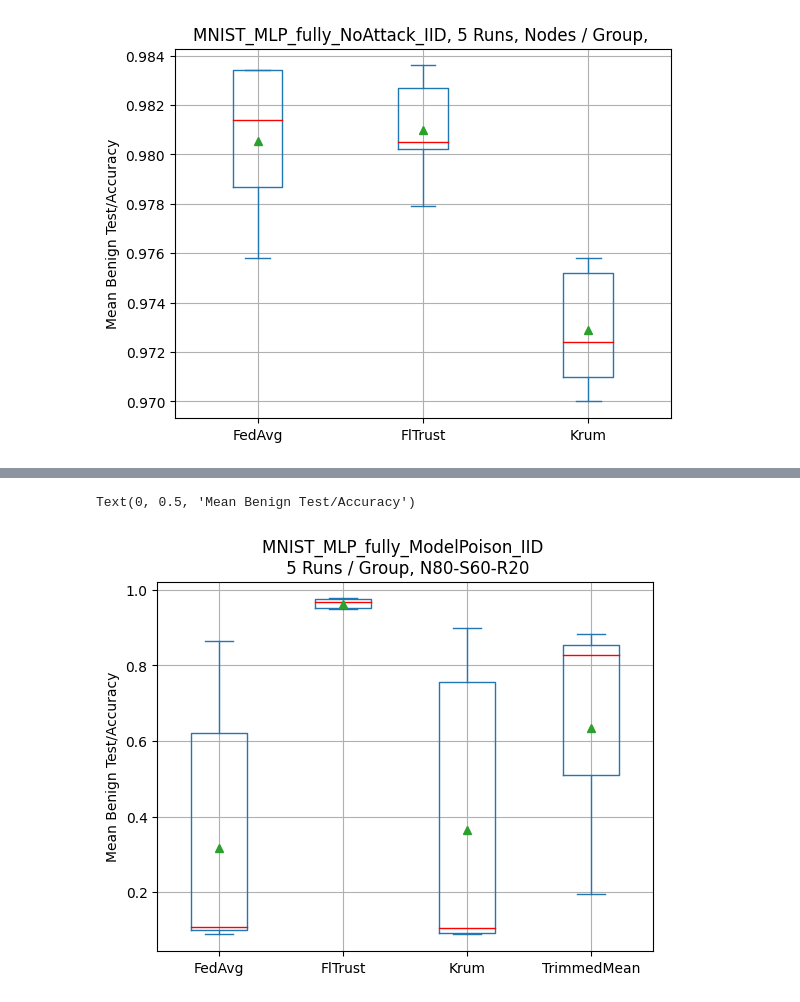
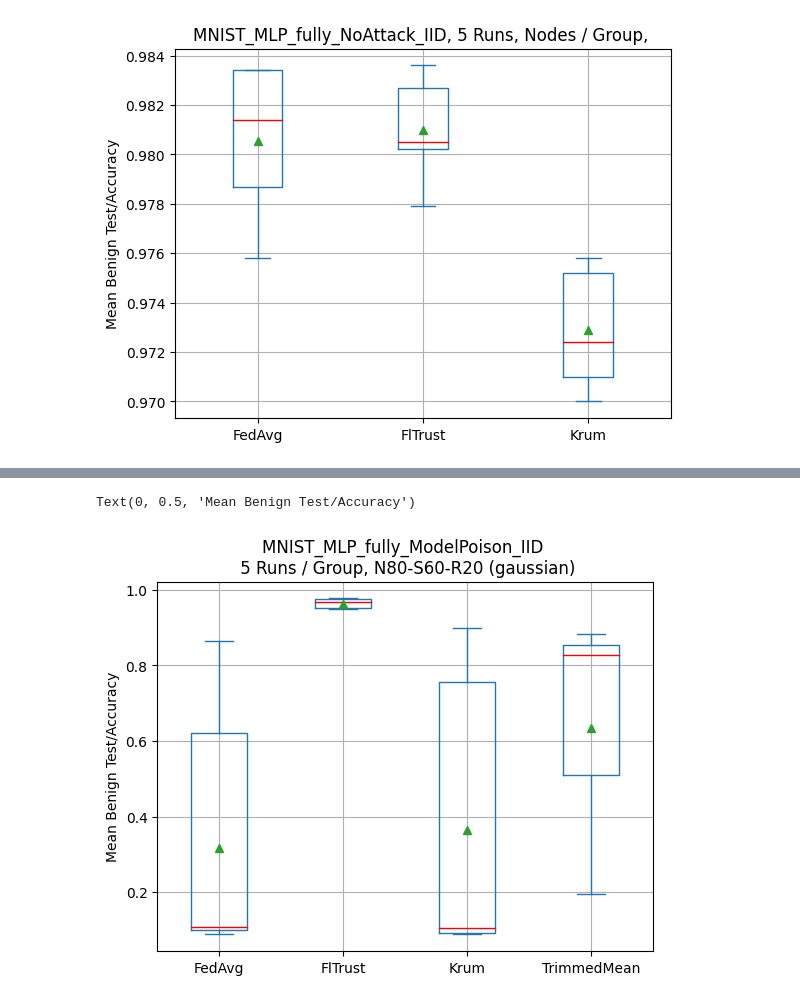
Before and after one commit to janousy/fedstellar-sync, a Jupyter notebook: fedstellar/evaluation/analysis.ipynb, the cells around one changed output, grey strips where cells are left out. Cells and saved outputs as stored; diff of their text form; code cells hidden in the pictures.

```diff
--- a/fedstellar/evaluation/analysis.ipynb
+++ b/fedstellar/evaluation/analysis.ipynb
@@ -29,12 +29,12 @@ Text(0, 0.5, 'Mean Benign Test/Accuracy')
 # %%
 data_path = "wandb_export_2023-05-06_modelpoisoning.csv"
 model_poison = pd.read_csv(data_path)
 model_poison = model_poison[model_poison["Group"].str.contains("N80-S60")]
 benign_model_poison = model_poison[model_poison["adversarial_args.attacks"]=="No Attack"]
 overview = pd.pivot_table(benign_model_poison, index=["aggregator_args.algorithm", "Group"], values=["Test/Accuracy"], aggfunc = 'mean')
 compare = overview.unstack().transpose()
-plt = compare.plot.box(title = "MNIST_MLP_fully_ModelPoison_IID \n 5 Runs / Group, N80-S60-R20", showmeans=True, grid=True, color=dict(medians='r'))
+plt = compare.plot.box(title = "MNIST_MLP_fully_ModelPoison_IID \n 5 Runs / Group, N80-S60-R20 (gaussian)", showmeans=True, grid=True, color=dict(medians='r'))
 plt.set_ylabel("Mean Benign Test/Accuracy")
 # %% [output]
 Text(0, 0.5, 'Mean Benign Test/Accuracy')
-[figure, old version]
+[figure, new version]
```
Also changed, not shown: parts of 3 cells of this notebook, 15 other files.
